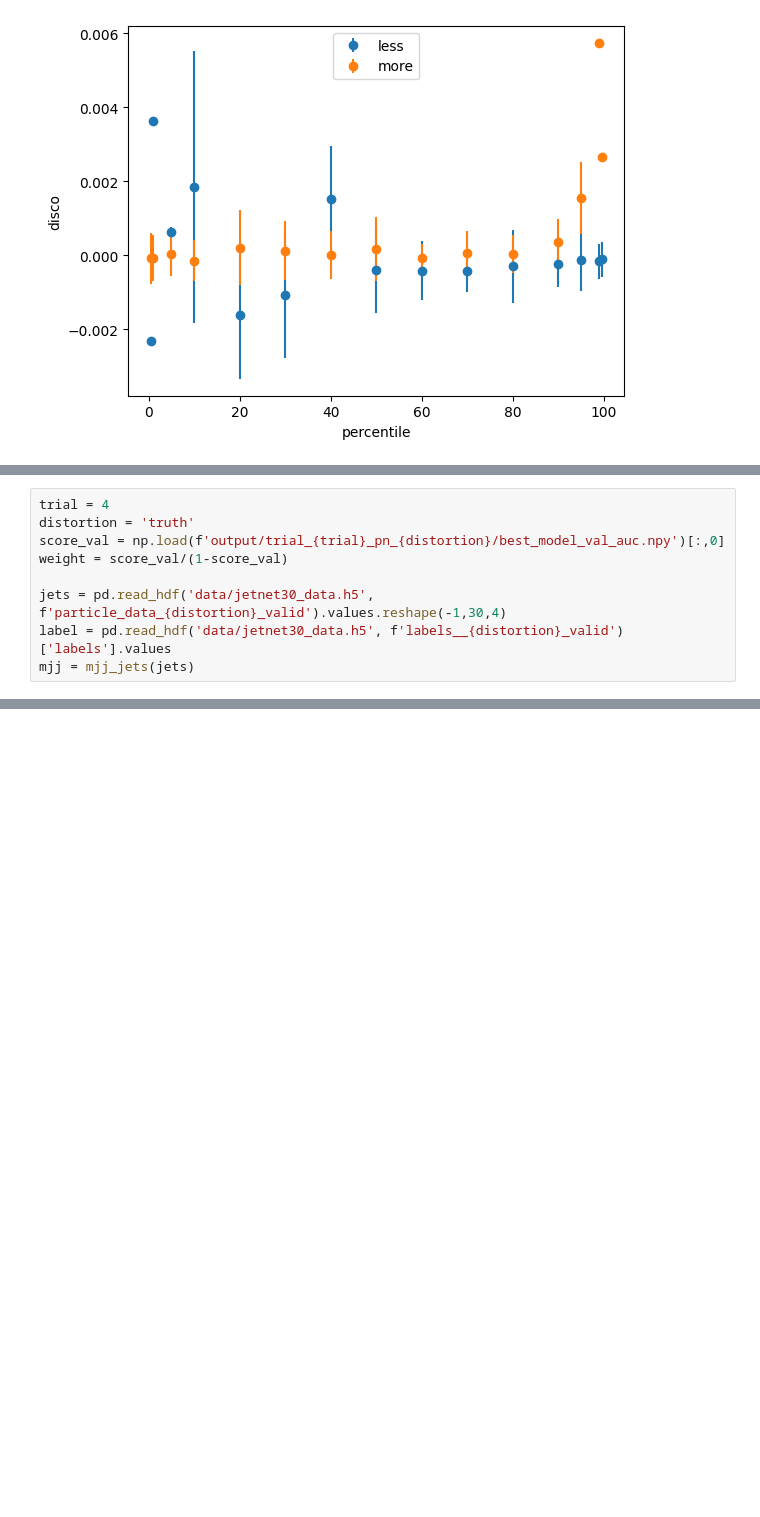
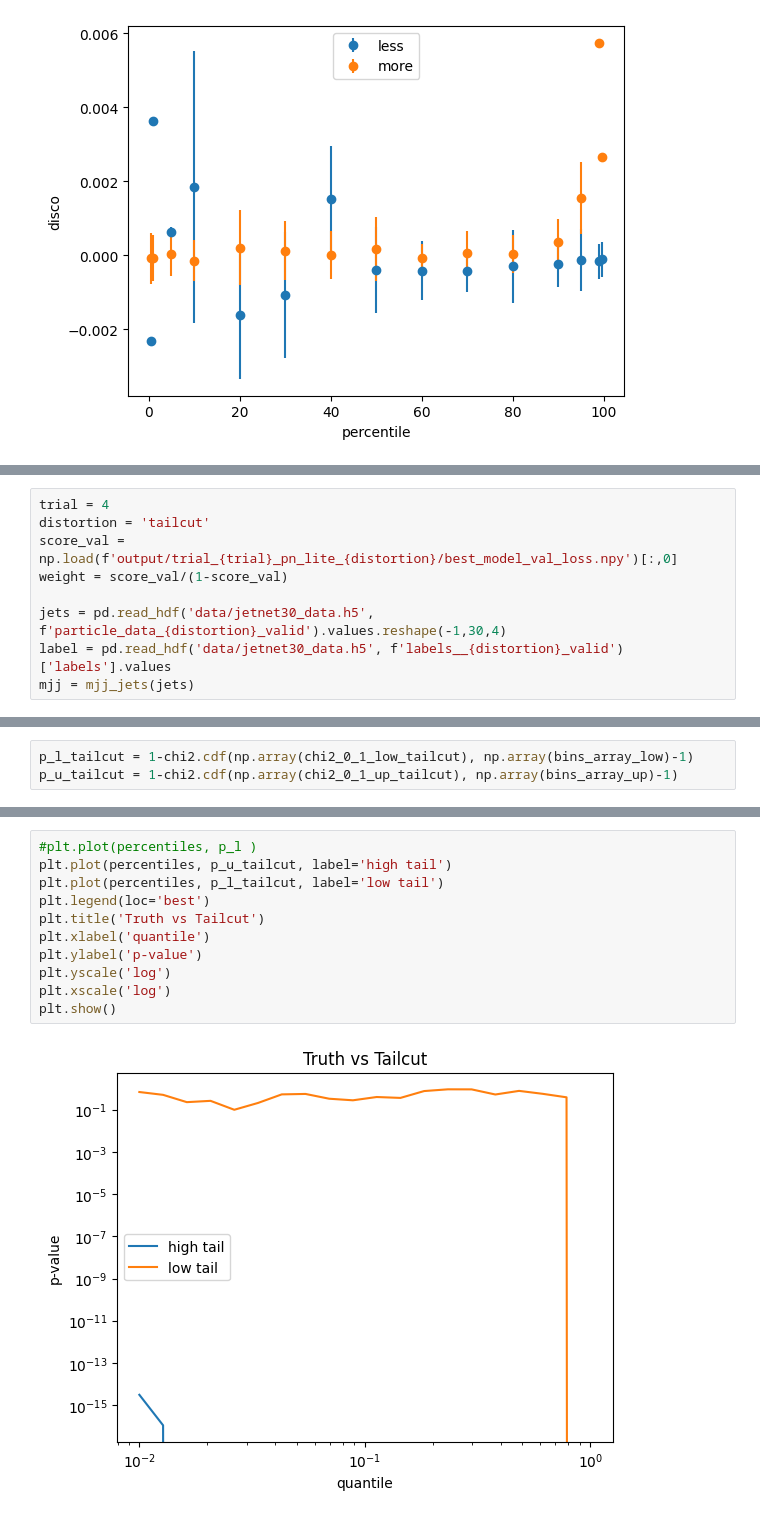
Before and after one commit to heidelberg-hepml/discriminator-metric, a Jupyter notebook: notebooks/weight_cut_distributions.ipynb, the cells around one changed output, grey strips where cells are left out. Drawn from its saved outputs; the diff is of its cells as text; blank space fills up the shorter version.

```diff
--- a/notebooks/weight_cut_distributions.ipynb
+++ b/notebooks/weight_cut_distributions.ipynb
@@ -269,7 +281,7 @@ plt.show()
 # %%
 trial = 4
-distortion = 'truth'
-score_val = np.load(f'output/trial_{trial}_pn_{distortion}/best_model_val_auc.npy')[:,0]
+distortion = 'tailcut'
+score_val = np.load(f'output/trial_{trial}_pn_lite_{distortion}/best_model_val_loss.npy')[:,0]
 weight = score_val/(1-score_val)
 
 jets = pd.read_hdf('data/jetnet30_data.h5', f'particle_data_{distortion}_valid').values.reshape(-1,30,4)
@@ -323,0 +419,3 @@ percentile: 30, hist_diff_2: 0.03991599180076623
+# %%
+p_l_tailcut = 1-chi2.cdf(np.array(chi2_0_1_low_tailcut), np.array(bins_array_low)-1)
+p_u_tailcut = 1-chi2.cdf(np.array(chi2_0_1_up_tailcut), np.array(bins_array_up)-1)
@@ -323,0 +438,13 @@ percentile: 30, hist_diff_2: 0.03991599180076623
+# %%
+#plt.plot(percentiles, p_l )
+plt.plot(percentiles, p_u_tailcut, label='high tail')
+plt.plot(percentiles, p_l_tailcut, label='low tail')
+plt.legend(loc='best')
+plt.title('Truth vs Tailcut')
+plt.xlabel('quantile')
+plt.ylabel('p-value')
+plt.yscale('log')
+plt.xscale('log')
+plt.show()
+# %% [output]
+[figure, added]
```
Also changed, not shown: parts of 25 cells of this notebook, 2 other files.
